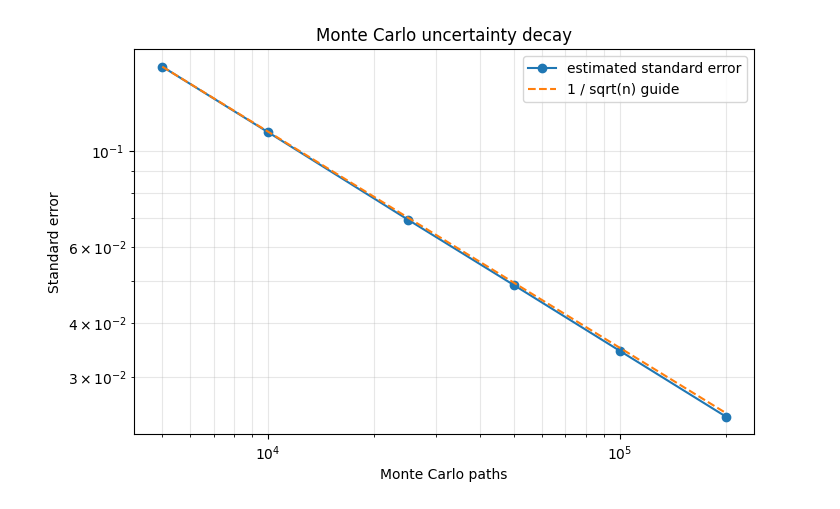
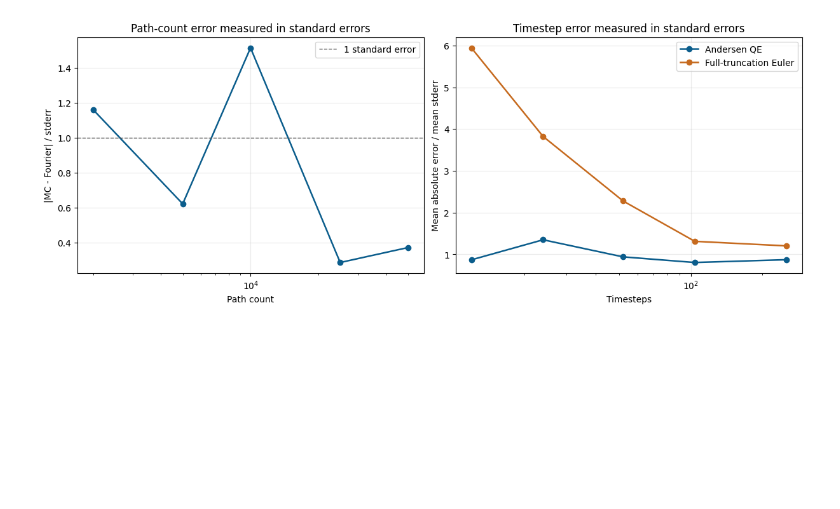
Before and after one commit to willemk-stack/option-pricing-library, a Jupyter notebook: demos/12_heston_mc_convergence.ipynb, the cells around one changed output. Saved outputs shown, nothing was run; the diff lists cells and outputs as text; code cells hidden in the pictures; blank space fills up the shorter version.

```diff
--- a/demos/12_heston_mc_convergence.ipynb
+++ b/demos/12_heston_mc_convergence.ipynb
@@ -292,24 +471,69 @@ For plain Monte Carlo, standard error should scale roughly like `1 / sqrt(n)`. T
 # %%
-fig, ax = plt.subplots(figsize=(8, 5))
-
-ax.plot(
-    convergence["n_paths"],
-    convergence["standard_error"],
-    marker="o",
-    label="estimated standard error",
+bias_standardized = bias_summary.copy()
+bias_standardized["error_in_stderr"] = np.where(
+    bias_standardized["mean_stderr"] > 0.0,
+    bias_standardized["mean_abs_error"] / bias_standardized["mean_stderr"],
+    np.nan,
 )
 
-first_n = float(convergence["n_paths"].iloc[0])
-first_se = float(convergence["standard_error"].iloc[0])
-theory = first_se * np.sqrt(first_n / convergence["n_paths"].to_numpy(dtype=float))
-ax.plot(convergence["n_paths"], theory, linestyle="--", label="1 / sqrt(n) guide")
+display(
+    runtime_summary[
+        [
+            "scheme",
+            "n_steps",
+            "mean_runtime_seconds",
+            "mean_abs_error",
+            "error_per_second",
+            "repeat_count",
+        ]
+    ].sort_values(["scheme", "n_steps"], ignore_index=True)
+)
 
-ax.set_xscale("log")
-ax.set_yscale("log")
-ax.set_xlabel("Monte Carlo paths")
-ax.set_ylabel("Standard error")
-ax.set_title("Monte Carlo uncertainty decay")
-ax.grid(True, alpha=0.3, which="both")
-ax.legend()
+fig, axes = plt.subplots(1, 2, figsize=(12, 4.5), constrained_layout=True)
+
+axes[0].plot(
+    qe_path_count["n_paths"],
+    qe_path_count["error_in_stderr"],
+    marker="o",
+    linewidth=1.8,
+    color="#0b5d8c",
+)
+axes[0].axhline(
+    1.0,
+    linestyle="--",
+    linewidth=1.0,
+    color="#555555",
+    label="1 standard error",
+)
+axes[0].set_xscale("log")
+axes[0].set_xlabel("Path count")
+axes[0].set_ylabel("|MC - Fourier| / stderr")
+axes[0].set_title("Path-count error measured in standard errors")
+axes[0].grid(True, alpha=0.25)
+axes[0].legend()
+
+for scheme, color in (
+    ("quadratic_exponential", "#0b5d8c"),
+    ("euler_full_truncation", "#c66a1e"),
+):
+    scheme_rows = bias_standardized.loc[
+        bias_standardized["scheme"] == scheme
+    ].sort_values("n_steps")
+    axes[1].plot(
+        scheme_rows["n_steps"],
+        scheme_rows["error_in_stderr"],
+        marker="o",
+        linewidth=1.8,
+        color=color,
+        label=SCHEME_LABELS[scheme],
+    )
+
+axes[1].set_xscale("log")
+axes[1].set_xlabel("Timesteps")
+axes[1].set_ylabel("Mean absolute error / mean stderr")
+axes[1].set_title("Timestep error measured in standard errors")
+axes[1].grid(True, alpha=0.25)
+axes[1].legend()
+
 plt.show()
 # %% [output]
@@ -316 +551 @@ plt.show()
-[figure, old version]
+[figure, new version]
```
Also changed, not shown: parts of 22 cells of this notebook.
